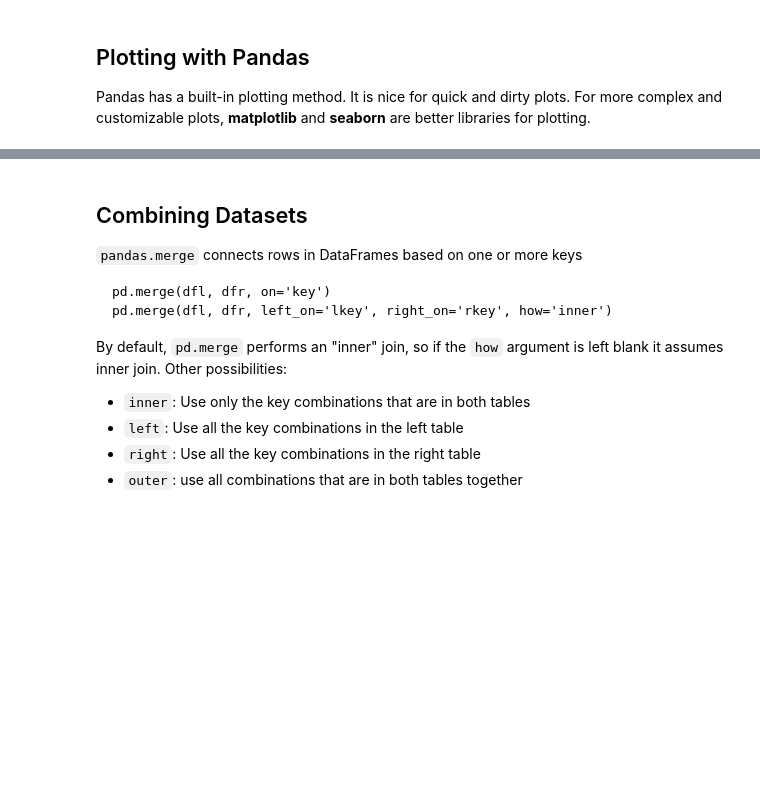
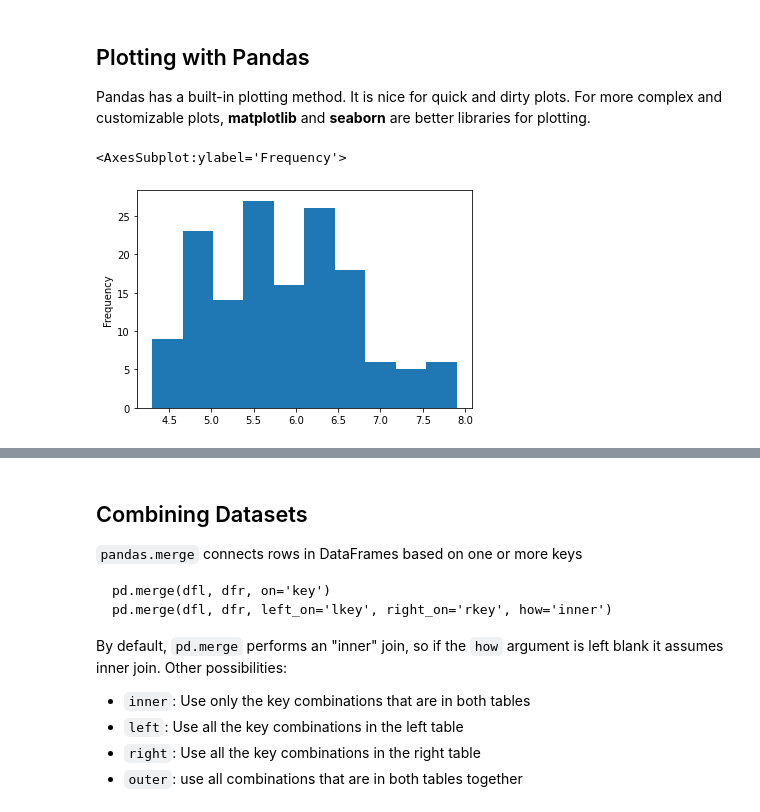
Before and after one commit to stat426-fall2021/Lectures, a Jupyter notebook: Notebooks/Python Review Sep 7 2021.ipynb, the cells around one changed output, grey strips where cells are left out. Drawn from its saved outputs; the diff is of its cells as text; code cells hidden in the pictures; blank space fills up the shorter version.

```diff
--- a/Notebooks/Python Review Sep 7 2021.ipynb
+++ b/Notebooks/Python Review Sep 7 2021.ipynb
@@ -220,6 +385,9 @@ There are many times that we want to look and summary statistics by a categorica
 
 Pandas has a built-in plotting method.  It is nice for quick and dirty plots.  For more complex and customizable plots, **matplotlib** and **seaborn** are better libraries for plotting.
 # %%
-df['sepal_length'].plot.hist(bins=50)
+df['sepal_length'].plot.hist()
+# %% [output]
+<AxesSubplot:ylabel='Frequency'>
+[figure, added]
 # %%
 df['sepal_length'].plot.box()
```
Also changed, not shown: parts of 37 cells of this notebook, 1 other file.
